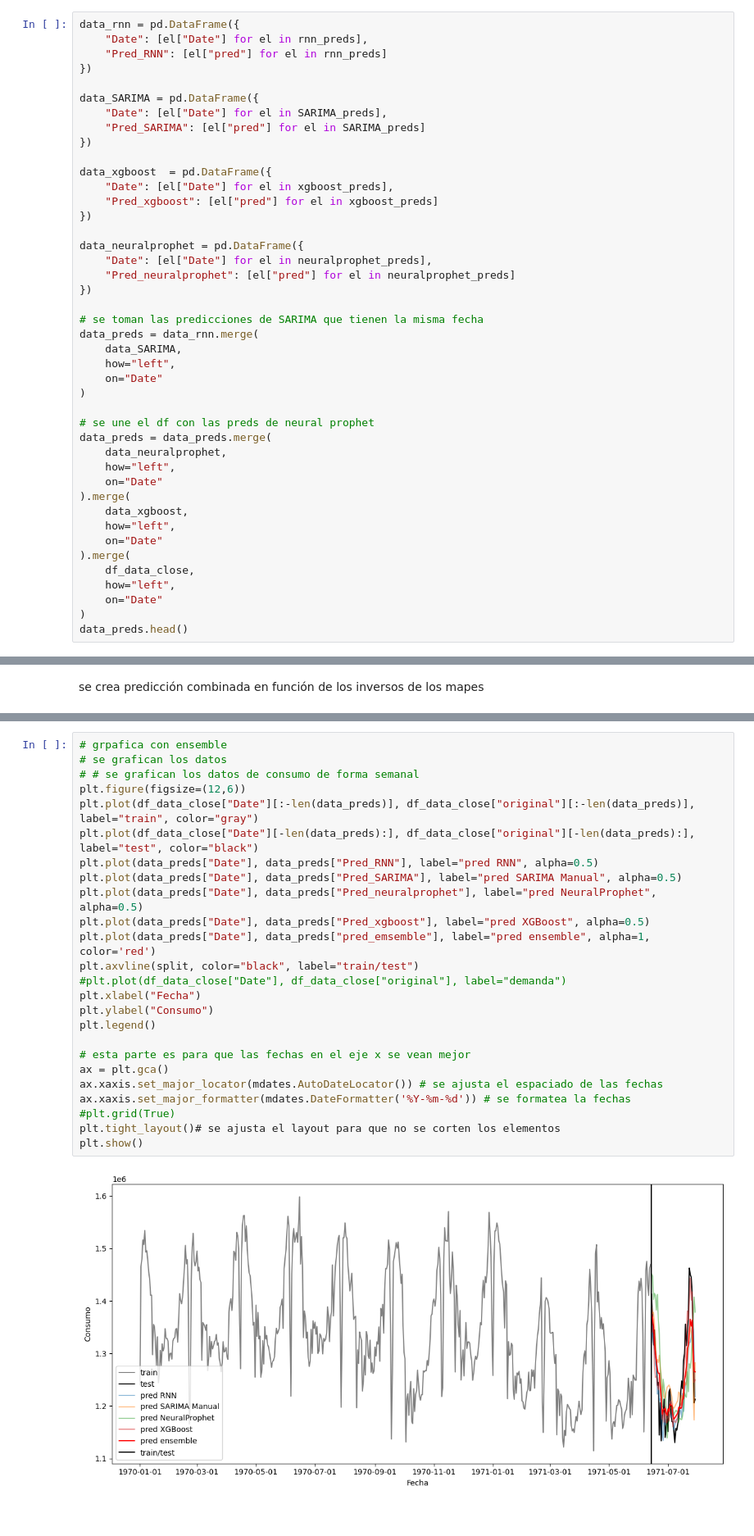
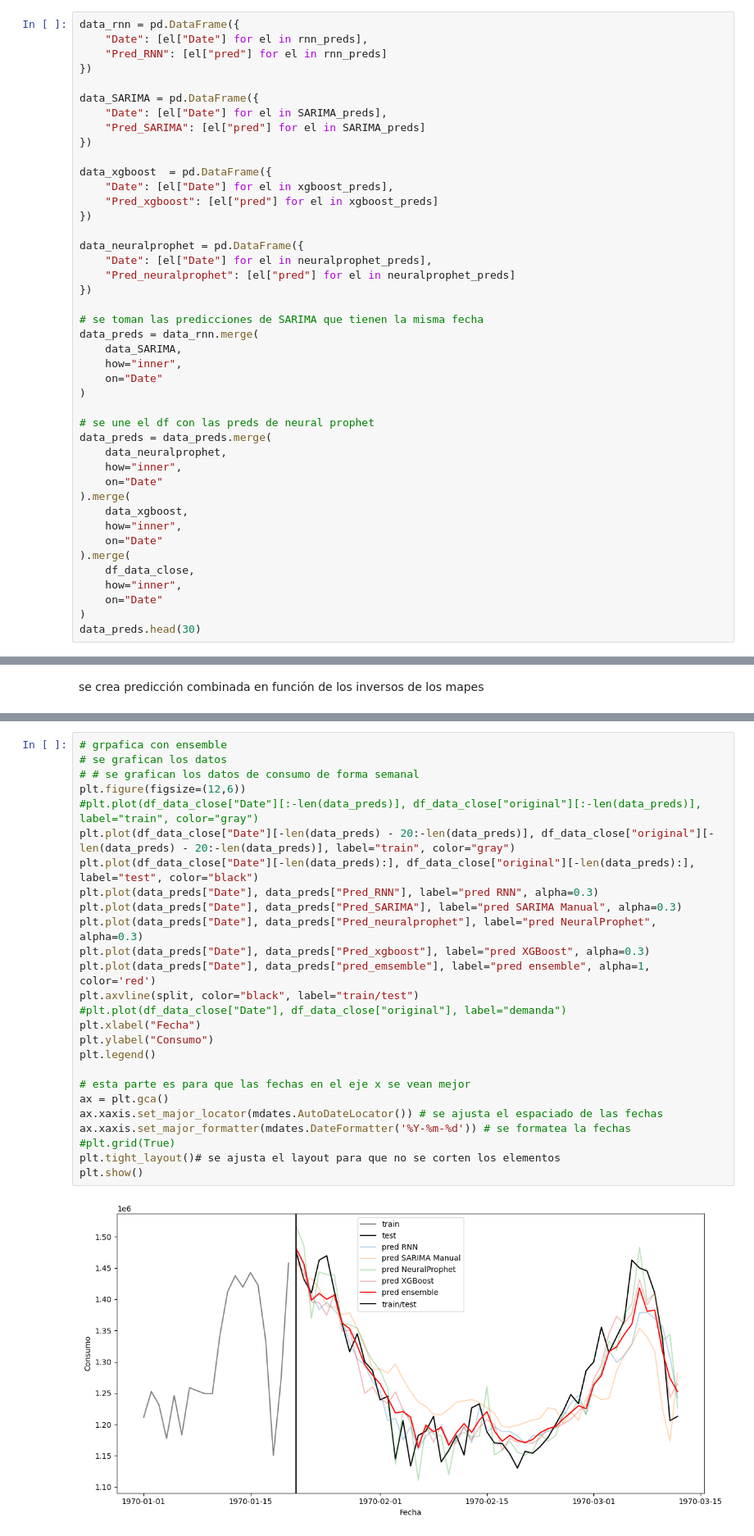
Before and after one commit to JuanDavidPiedrahitaLopez/energy_demand_forecasting_models, a Jupyter notebook: models/notebooks/Energy/Combined_preds_Energy.ipynb, the cells around one changed output, grey strips where cells are left out. Shown at 82% size. Drawn from its saved outputs; the diff is of its cells as text.

Commit message:
correcciones y re-ejecuciones neuralprophe, xgboost y predicciones combinadas

```diff
--- a/models/notebooks/Energy/Combined_preds_Energy.ipynb
+++ b/models/notebooks/Energy/Combined_preds_Energy.ipynb
@@ -162,24 +162,24 @@ data_neuralprophet = pd.DataFrame({
 # se toman las predicciones de SARIMA que tienen la misma fecha
 data_preds = data_rnn.merge(
     data_SARIMA,
-    how="left",
+    how="inner",
     on="Date"
 )
 
 # se une el df con las preds de neural prophet
 data_preds = data_preds.merge(
     data_neuralprophet,
-    how="left",
+    how="inner",
     on="Date"
 ).merge(
     data_xgboost,
-    how="left",
+    how="inner",
     on="Date"
 ).merge(
     df_data_close,
-    how="left",
+    how="inner",
     on="Date"
 )
-data_preds.head()
+data_preds.head(30)
 # %% [output]
 |  | Date | Pred_RNN | Pred_SARIMA | Pred_neuralprophet | Pred_xgboost | original |
@@ -259,30 +270,31 @@ sMAPE: 3.0034%
 # %%
 # grpafica con ensemble
 # se grafican los datos
 # # se grafican los datos de consumo de forma semanal
 plt.figure(figsize=(12,6))
-plt.plot(df_data_close["Date"][:-len(data_preds)], df_data_close["original"][:-len(data_preds)], label="train", color="gray")
+#plt.plot(df_data_close["Date"][:-len(data_preds)], df_data_close["original"][:-len(data_preds)], label="train", color="gray")
+plt.plot(df_data_close["Date"][-len(data_preds) - 20:-len(data_preds)], df_data_close["original"][-len(data_preds) - 20:-len(data_preds)], label="train", color="gray")
 plt.plot(df_data_close["Date"][-len(data_preds):], df_data_close["original"][-len(data_preds):], label="test", color="black")
-plt.plot(data_preds["Date"], data_preds["Pred_RNN"], label="pred RNN", alpha=0.5)
-plt.plot(data_preds["Date"], data_preds["Pred_SARIMA"], label="pred SARIMA Manual", alpha=0.5)
-plt.plot(data_preds["Date"], data_preds["Pred_neuralprophet"], label="pred NeuralProphet", alpha=0.5)
-plt.plot(data_preds["Date"], data_preds["Pred_xgboost"], label="pred XGBoost", alpha=0.5)
+plt.plot(data_preds["Date"], data_preds["Pred_RNN"], label="pred RNN", alpha=0.3)
+plt.plot(data_preds["Date"], data_preds["Pred_SARIMA"], label="pred SARIMA Manual", alpha=0.3)
+plt.plot(data_preds["Date"], data_preds["Pred_neuralprophet"], label="pred NeuralProphet", alpha=0.3)
+plt.plot(data_preds["Date"], data_preds["Pred_xgboost"], label="pred XGBoost", alpha=0.3)
 plt.plot(data_preds["Date"], data_preds["pred_emsemble"], label="pred ensemble", alpha=1, color='red')
 plt.axvline(split, color="black", label="train/test")
 #plt.plot(df_data_close["Date"], df_data_close["original"], label="demanda")
 plt.xlabel("Fecha")
 plt.ylabel("Consumo")
 plt.legend()
 
 # esta parte es para que las fechas en el eje x se vean mejor
 ax = plt.gca()
 ax.xaxis.set_major_locator(mdates.AutoDateLocator()) # se ajusta el espaciado de las fechas
 ax.xaxis.set_major_formatter(mdates.DateFormatter('%Y-%m-%d')) # se formatea la fechas
 #plt.grid(True)
 plt.tight_layout()# se ajusta el layout para que no se corten los elementos
 plt.show()
 # %% [output]
-[figure, old version]
+[figure, new version]
 # %%
 # se crea lista de mapes y demas errores para alfinal unir en una sola tabla
 mapes_list["ensemble"] = mape
```
Also changed, not shown: parts of 9 cells of this notebook, 5 other files.
